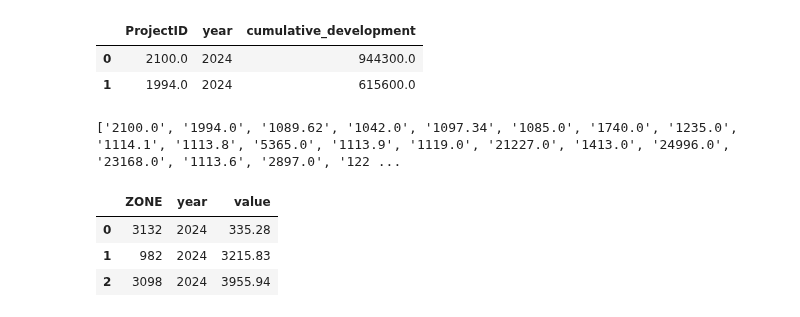
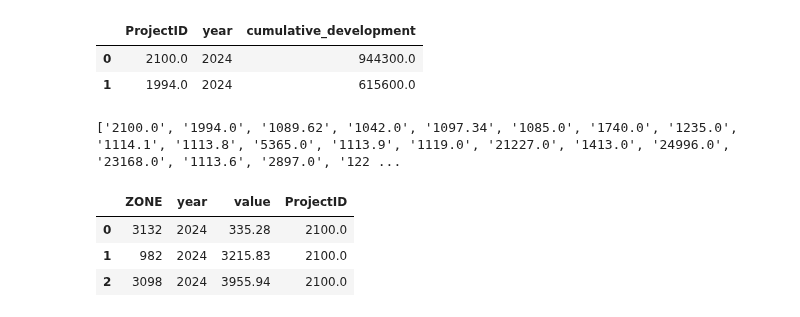
Before and after one commit to BuroHappoldLegacySoup/PlanCapitalLandModel, a Jupyter notebook: MP to TAZ Pipeline.ipynb, the cells around one changed output. Cells and saved outputs as stored; diff of their text form; code cells hidden in the pictures.

```diff
--- a/MP to TAZ Pipeline.ipynb
+++ b/MP to TAZ Pipeline.ipynb
@@ -42,3 +42,8 @@ zone_taz_delta.head(2)
 | 0 | 1044 | 1044 | None | 7.0 | Al Rahba | 88.0 | Al Rahba | 1.0 | AL RAHBA | ... |
 | 1 | 1310 | 1310 | None | 13.0 | Baniyas | 95.0 | Al Nahda | 54.0 | AL NAHDA | ... |
 2 rows × 212 columns
+# %%
+# Creating a dataframe containing an MP to TAZ mappong
+
+mp_taz_crosswalk = zone_taz_delta[['ZONE','masterplan_projectid']]
+mp_taz_crosswalk.head(2)
@@ -233,20 +233,21 @@ print(mp_ids)
 # %%
 # Creating a list to contain the results of running the phasing function
 
 mp_to_taz_results = []
 
 # Running the function through a for loop
 
 for mp_id in mp_ids:
     my_df = mp_to_taz_function(mp_id)  # Assume mp_to_taz_function is defined and returns a DataFrame
     mp_to_taz_results.append(my_df)
 
 # Concatenating dataframes generated by running the loops and printing the head
 
 mp_to_taz_phasing = pd.concat(mp_to_taz_results, axis=0).reset_index(drop = True)
+mp_to_taz_phasing = mp_to_taz_phasing.merge(mp_taz_crosswalk, how= 'left', on = 'ZONE').rename({'masterplan_projectid':'ProjectID'},axis = 1) # Merging on masterplan IDs for the next stage of the calculation process
 mp_to_taz_phasing.head(3)
 # %% [output]
-|  | ZONE | year | value |
-| 0 | 3132 | 2024 | 335.28 |
-| 1 | 982 | 2024 | 3215.83 |
-| 2 | 3098 | 2024 | 3955.94 |
+|  | ZONE | year | value | ProjectID |
+| 0 | 3132 | 2024 | 335.28 | 2100.0 |
+| 1 | 982 | 2024 | 3215.83 | 2100.0 |
+| 2 | 3098 | 2024 | 3955.94 | 2100.0 |
```
Also changed, not shown: parts of 12 cells of this notebook, 1 other file.
